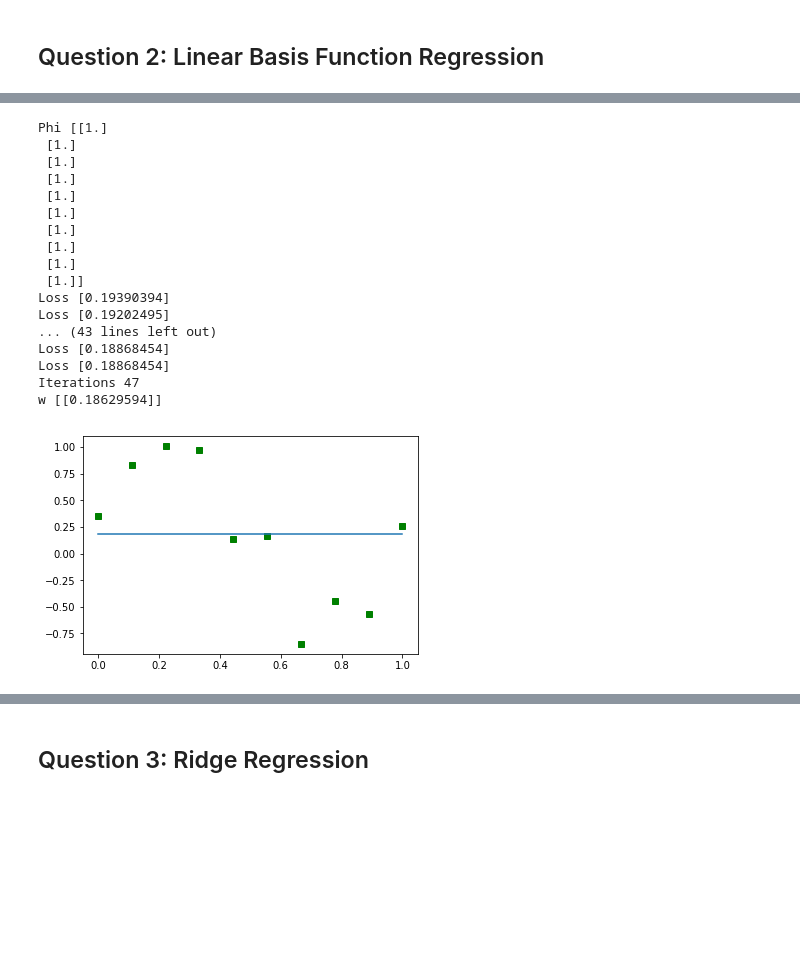
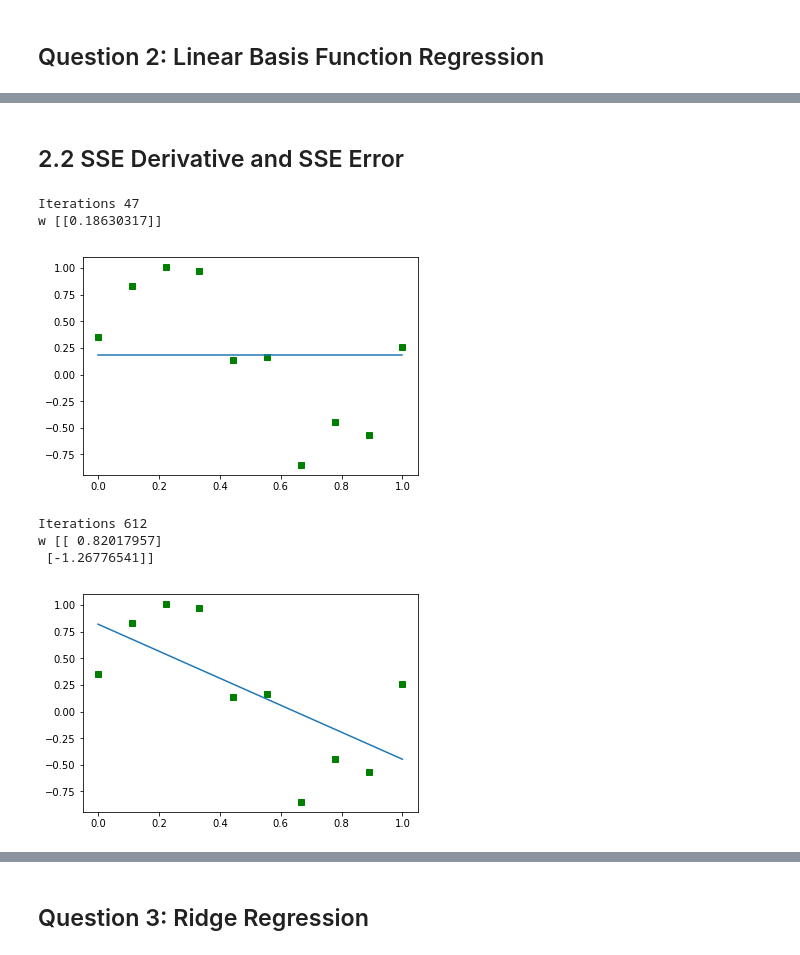
Before and after one commit to manthan787/machine-learning, a Jupyter notebook: PA1.ipynb, the cells around one changed output, grey strips where cells are left out. Cells and saved outputs as stored; diff of their text form; code cells hidden in the pictures; blank space fills up the shorter version.

```diff
--- a/PA1.ipynb
+++ b/PA1.ipynb
@@ -4,6 +4,7 @@
 # %%
 from __future__ import division
 import numpy as np
+import math
 # %load homework1
 import pdb
 import random
@@ -13,14 +14,14 @@ from scipy.optimize import fmin_bfgs
 # X is an array of N data points (one dimensional for now), that is, NX1
 # Y is a Nx1 column vector of data values
 # order is the order of the highest order polynomial in the basis functions
-def regressionPlot(X, Y, order):
+def regressionPlot(X, Y, order, regressionFit):
     pl.plot(X.T.tolist()[0],Y.T.tolist()[0], 'gs')
 
     # You will need to write the designMatrix and regressionFit function
 
     # constuct the design matrix, the 0th column is just 1s.
     phi = designMatrix(X, order)
-    print "Phi", phi
+#     print "Phi", phi
     # compute the weight vector
     w = regressionFit(X, Y, phi)
     print 'w', w
@@ -135,13 +138,14 @@ array([-0.07784757,  0.07814793])
 # %%
 X, Y = bishopCurveData()
+
+def regression_mle(params, train_x, train_y):
+    return np.matmul(np.matmul(np.linalg.inv(np.matmul(train_x.T, train_x)), train_x.T), train_y)
 
 def designMatrix(X, order):
     mat = np.ones((len(X), order + 1))
     for i in xrange(1, order + 1):
         mat[:, i] = np.power(X, i).T
     return mat
-import math
-# convergence_criteria=math.pow(10,-7), step_size = 0.1)
-def regressionFit(X, Y, phi):
-    return gradient_descent(sse_gradient, np.random.rand(phi.shape[1], 1), train_x=phi, train_y=Y, \
-                            convergence_criteria=math.pow(10,-6), step_size = 0.2, loss=sse)
+
+def regression_mle_fit(X, Y, phi):
+    return regression_mle(np.random.rand(phi.shape[1], 1), train_x=phi, train_y=Y)
@@ -148,3 +185,5 @@ def regressionFit(X, Y, phi):
+# %% [markdown]
+## 2.2 SSE Derivative and SSE Error
 # %%
 # Implementing SSE errors and SSE Derivative
 def sse_gradient(params, train_x, train_y):
@@ -158,26 +197,24 @@ def sse(params, train_x, train_y):
     m = len(train_x)
     hypothesis = np.matmul(train_x, params)
     return (1./(2 * m)) * np.sum((np.square((hypothesis - train_y).T)), axis=1)
+# %%
+# convergence_criteria=math.pow(10,-7), step_size = 0.1)
+def regressionFit(X, Y, phi):
+    return gradient_descent(sse_gradient, np.random.rand(phi.shape[1], 1), train_x=phi, train_y=Y, \
+                            convergence_criteria=math.pow(10,-6), step_size = 0.2, loss=None) # Pass loss = sse for errors
+
+# For M
+regressionPlot(X, Y, 0, regressionFit)
+# %% [output]
+Iterations 47
+w [[0.18630317]]
+[figure, added]
 # %%
-# For M = 0
-regressionPlot(X, Y, 0)
+# For M = 1
+regressionPlot(X, Y, 1, regressionFit)
 # %% [output]
-Phi [[1.]
- [1.]
- [1.]
- [1.]
- [1.]
- [1.]
- [1.]
- [1.]
- [1.]
- [1.]]
-Loss [0.19390394]
-Loss [0.19202495]
-... (43 lines left out)
-Loss [0.18868454]
-Loss [0.18868454]
-Iterations 47
-w [[0.18629594]]
+Iterations 612
+w [[ 0.82017957]
+ [-1.26776541]]
-[figure, old version]
+[figure, new version]
 # %%
```
Also changed, not shown: parts of 21 cells of this notebook.
